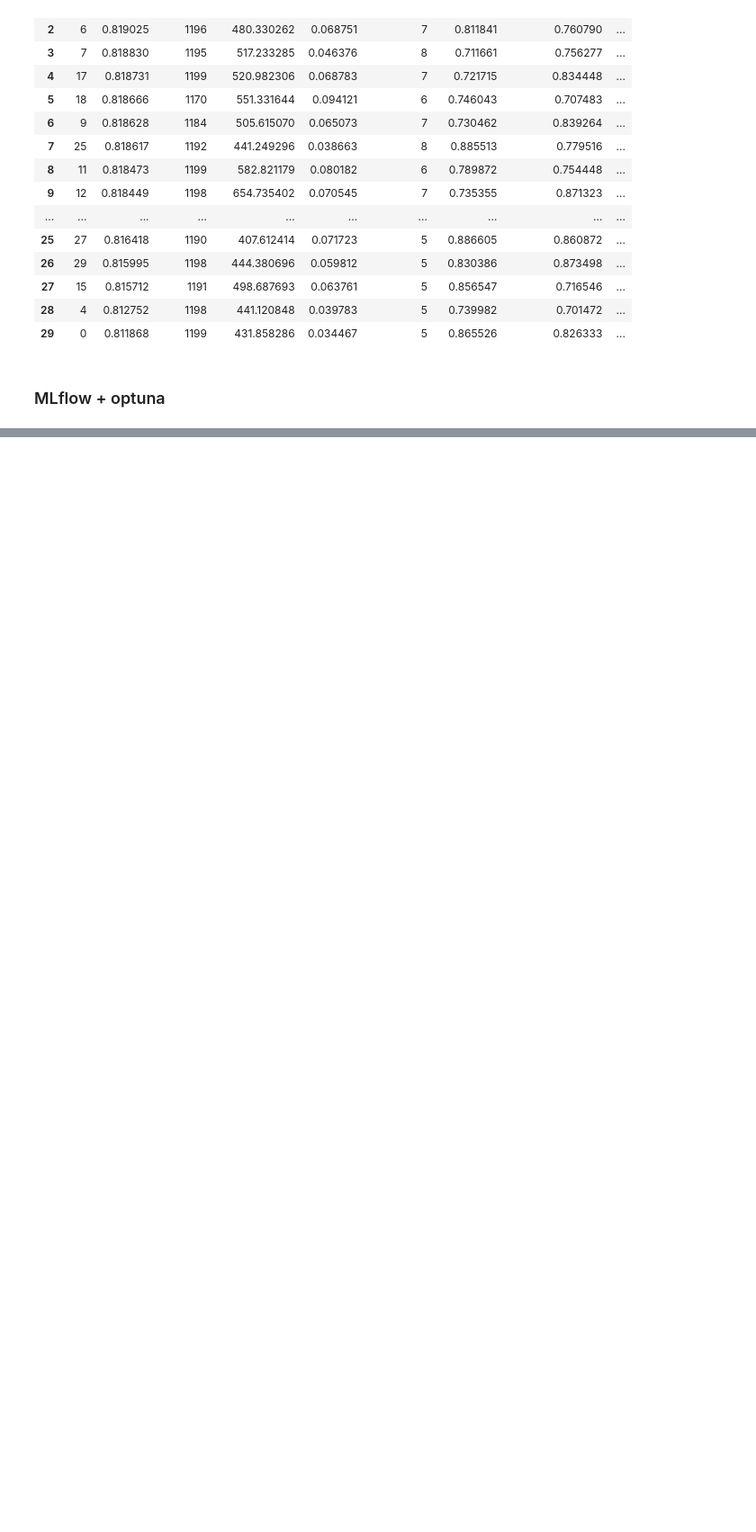
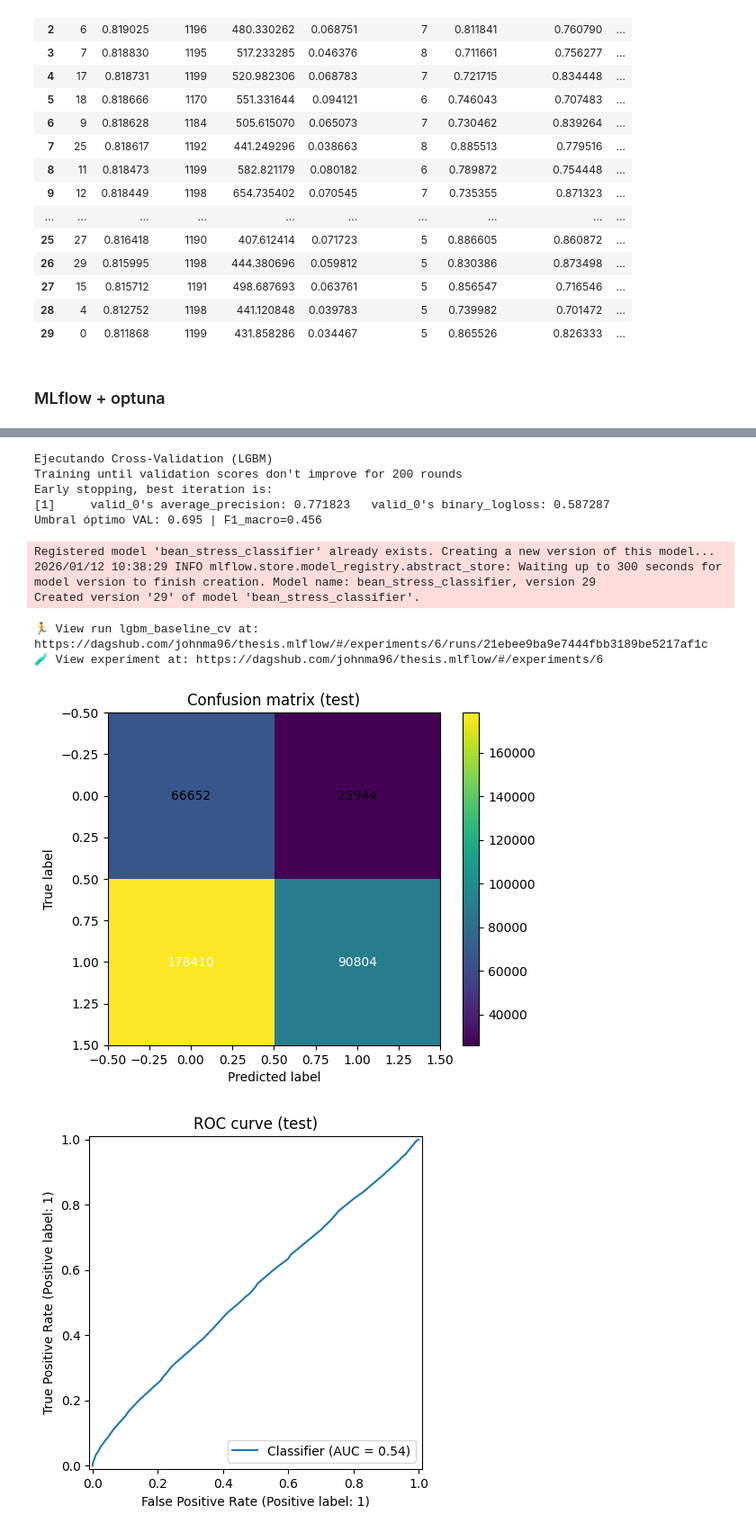
Before and after one commit to johnma96/thesis, a Jupyter notebook: notebooks/303-jmmz-ml-binary-modeling.ipynb, the cells around one changed output, grey strips where cells are left out. Shown at 90% size. Cells and saved outputs as stored; diff of their text form; code cells hidden in the pictures; blank space fills up the shorter version.

```diff
--- a/notebooks/303-jmmz-ml-binary-modeling.ipynb
+++ b/notebooks/303-jmmz-ml-binary-modeling.ipynb
@@ -2595,0 +2911,2 @@ def run_optuna_xgboost(
+# %%
+mlflow.set_experiment("lgbmclassifier")
@@ -2595,0 +3126,42 @@ def run_optuna_xgboost(
+# %%
+lgbm_params = {
+            "objective": "binary",
+            "eval_metric": "average_precision",
+            "learning_rate": 0.02,
+            "num_leaves": 63,
+            "max_depth": -1,
+            "subsample": 0.8,
+            "min_child_samples": 50,
+            "min_split_gain": 0.0,
+            "colsample_bytree": 0.8,
+            "n_estimators": 3000,
+            "random_state": 42,
+            "n_jobs": -1,
+            "verbosity": -1
+        }
+
+model, test_metrics, best_thr = train_lgbm_pipeline_cv(
+    X_train=X_train.values,
+    y_train=y_train.values,
+    X_val=X_val.values,
+    y_val=y_val.values,
+    X_test=X_test.values,
+    y_test=y_test.values,
+    run_name="lgbm_baseline_cv",
+    lgbm_params=lgbm_params,
+    n_splits=5,
+    seed=42
+)
+# %% [output]
+Ejecutando Cross-Validation (LGBM)
+Training until validation scores don't improve for 200 rounds
+Early stopping, best iteration is:
+[1]     valid_0's average_precision: 0.771823   valid_0's binary_logloss: 0.587287
+Umbral óptimo VAL: 0.695 | F1_macro=0.456
+Registered model 'bean_stress_classifier' already exists. Creating a new version of this model...
+2026/01/12 10:38:29 INFO mlflow.store.model_registry.abstract_store: Waiting up to 300 seconds for model version to finish creation. Model name: bean_stress_classifier, version 29
+Created version '29' of model 'bean_stress_classifier'.
+🏃 View run lgbm_baseline_cv at: https://dagshub.com/johnma96/thesis.mlflow/#/experiments/6/runs/21ebee9ba9e7444fbb3189be5217af1c
+🧪 View experiment at: https://dagshub.com/johnma96/thesis.mlflow/#/experiments/6
+[figure, added]
+[figure, added]
```
Also changed, not shown: parts of 72 cells of this notebook.
